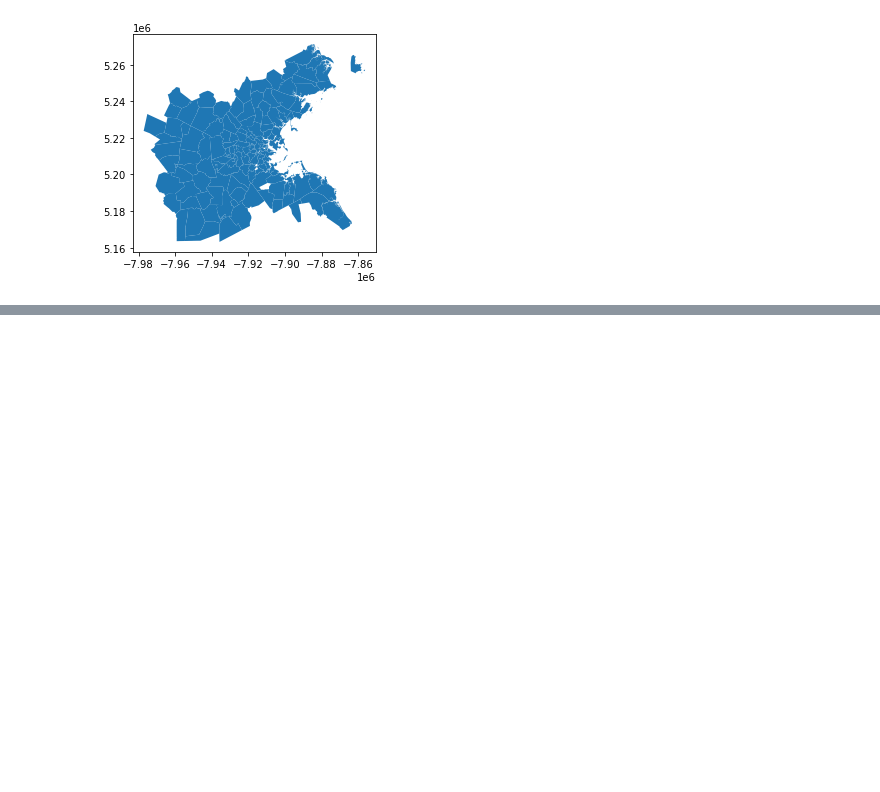
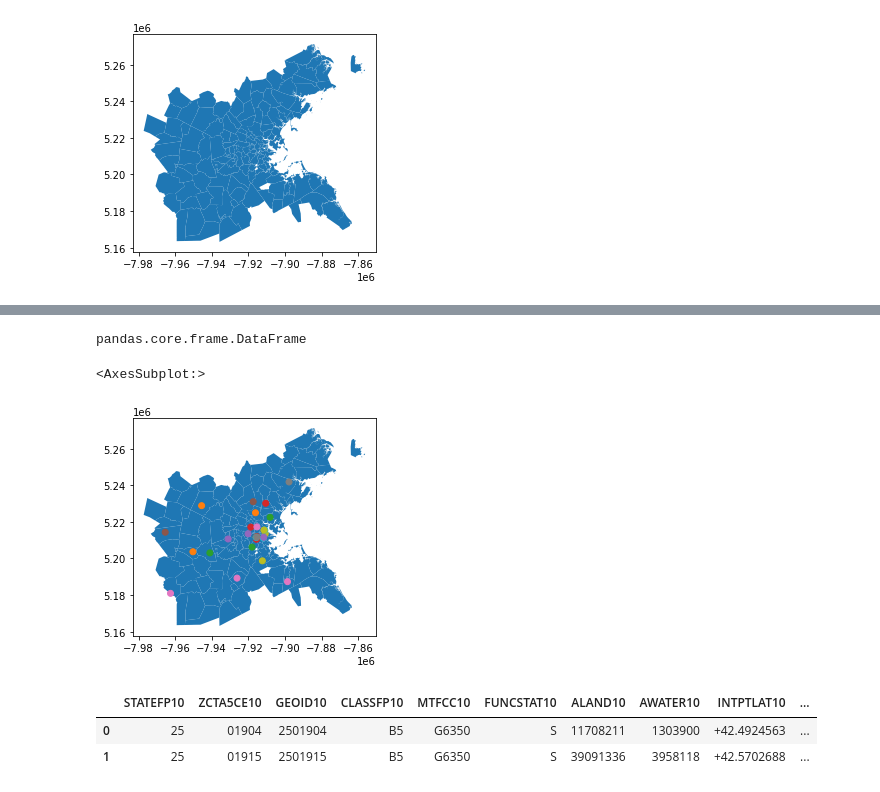
Before and after one commit to zhining-sun/UEP239-FinalProject, a Jupyter notebook: FinalProject_ZhiningSun.ipynb, the cells around one changed output, grey strips where cells are left out. Drawn from its saved outputs; the diff is of its cells as text; code cells hidden in the pictures; blank space fills up the shorter version.

Commit message:
Visualization+summary+map hospitals

```diff
--- a/FinalProject_ZhiningSun.ipynb
+++ b/FinalProject_ZhiningSun.ipynb
@@ -208,0 +238,4 @@ After we have extracted ZCTAs in the study area, we
+# %%
+hospital=Hospitals.to_crs(zcta_boston.crs)
+# %%
+hospital.crs=.crs
@@ -208,0 +244,4 @@ After we have extracted ZCTAs in the study area, we
+# %%
+#Join the two datasets
+hospital_m =hospital.merge(zcta_boston,left_on='ZIPCODE', right_on='ZCTA5CE10')
+hospital_m.head(2)
@@ -208,0 +276,22 @@ After we have extracted ZCTAs in the study area, we
+# %%
+#Map the location of each hospital
+type(hospital_m)
+# %% [output]
+pandas.core.frame.DataFrame
+# %%
+from shapely.geometry import Point
+from geopandas import GeoDataFrame
+hospital_g = GeoDataFrame(hospital_m, geometry=hospital_m['geometry_x'])
+# %%
+hospital_g.plot(column = "IDNUMBER",ax=zcta_boston.plot())
+# %% [output]
+<AxesSubplot:>
+[figure, added]
+# %%
+#choropleth map
+spatial_hos = zcta_boston.merge(count_hospital,left_on='ZCTA5CE10', right_on='ZIPCODE')
+spatial_hos.head(2)
+# %% [output]
+|  | STATEFP10 | ZCTA5CE10 | GEOID10 | CLASSFP10 | MTFCC10 | FUNCSTAT10 | ALAND10 | AWATER10 | INTPTLAT10 | ... |
+| 0 | 25 | 01904 | 2501904 | B5 | G6350 | S | 11708211 | 1303900 | +42.4924563 | ... |
+| 1 | 25 | 01915 | 2501915 | B5 | G6350 | S | 39091336 | 3958118 | +42.5702688 | ... |
```
Also changed, not shown: parts of 19 cells of this notebook.
